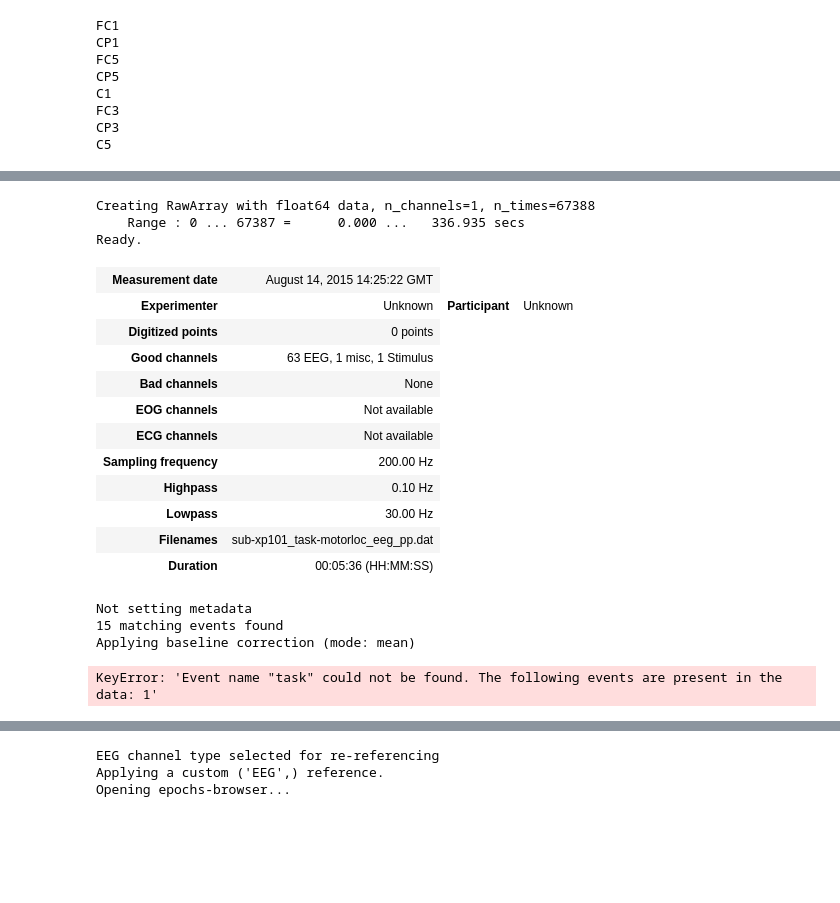
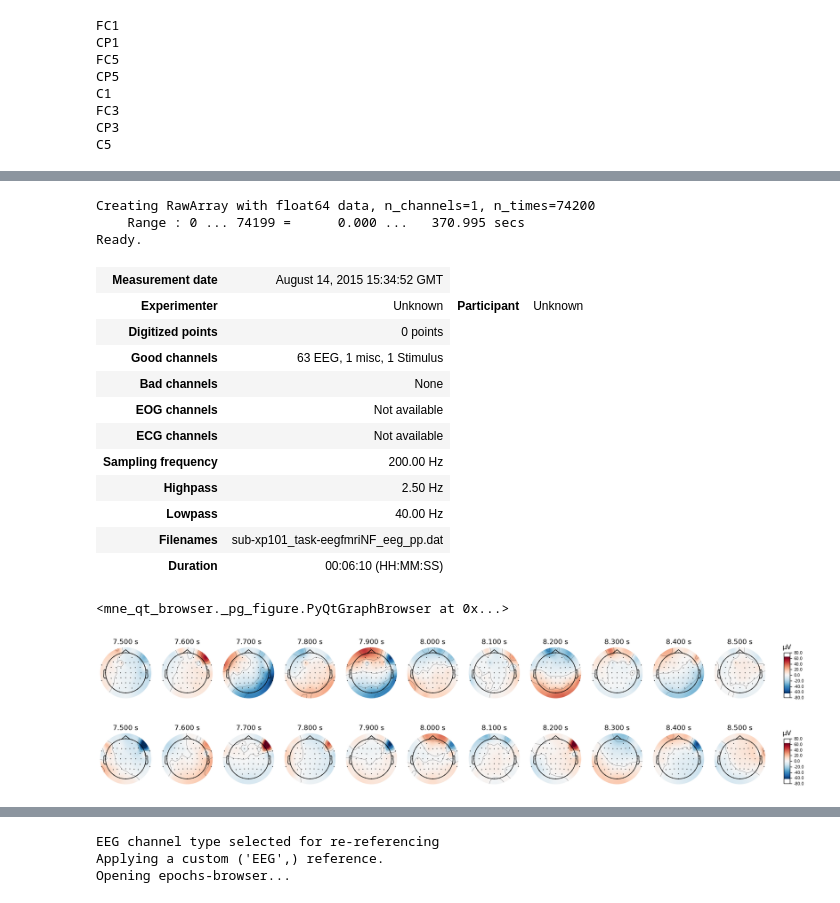
Before and after one commit to mrpotato180/final_project_neuroim, a Jupyter notebook: EEG_Analysis_Ernest_2.ipynb, the cells around one changed output, grey strips where cells are left out. Saved outputs shown, nothing was run; the diff lists cells and outputs as text; code cells hidden in the pictures; blank space fills up the shorter version.

```diff
--- a/EEG_Analysis_Ernest_2.ipynb
+++ b/EEG_Analysis_Ernest_2.ipynb
@@ -5,6 +5,5 @@ import numpy as np
 import matplotlib.pyplot as plt
 
 # Read data from "derivatives/sub-xp101/eeg_pp/sub-xp101_task-motorloc_eeg_pp.vhdr"
-#data=mne.io.read_raw_brainvision('C:/Users/ernes/Desktop/Master/Course 21-22/2nd term 21-22/Neuroimage/Week 6/derivatives/sub-xp101/eeg_pp/sub-xp101_task-motorloc_eeg_pp.vhdr')
-data=mne.io.read_raw_brainvision('C:/Users/Alex/Documents/UPC/Q2/Neuroimatge/Final Project/ds002336-download/derivatives/sub-xp101/eeg_pp/sub-xp101_task-motorloc_eeg_pp.vhdr',preload=True)
+data=mne.io.read_raw_brainvision('C:/Users/ernes/Desktop/Master/Course 21-22/2nd term 21-22/Neuroimage/Week 6/derivatives/sub-xp101/eeg_pp/sub-xp101_task-eegfmriNF_eeg_pp.vhdr')
 # %% [output]
@@ -32,5 +53,5 @@ data.info
 # %%
-data_filt=data.copy().load_data().filter(0.1,30)
-# data_filt.plot()
+data_filt=data.copy().load_data().crop(tmin=30).filter(2.5,40)
+#data_filt.plot()
 data_filt.info
 # %% [output]
@@ -59,0 +82,5 @@ Designing a one-pass, zero-phase, non-causal bandpass filter:
+# %%
+ica = mne.preprocessing.ICA(n_components=63, max_iter='auto', method='picard')
+#other ICA methods with fit_params can be used
+ica.fit(data_filt)
+ica
@@ -120,13 +214,13 @@ array([ 51.3  ,  91.365, 131.435, 171.47 , 211.505, 251.555, 291.605,
 # %%
 #Create a new channel called stimulation (STI) needed to add the events
 stim=mne.create_info(['STI'],200,['stim'])
-stim_raw=mne.io.RawArray(np.zeros([1,67388]),stim) #AUTOMATITZAR!
+stim_raw=mne.io.RawArray(np.zeros([1,74200]),stim) #AUTOMATITZAR!
 data_filt.load_data().add_channels([stim_raw],force_update_info=True)
 # %% [output]
-Creating RawArray with float64 data, n_channels=1, n_times=67388
-    Range : 0 ... 67387 =      0.000 ...   336.935 secs
+Creating RawArray with float64 data, n_channels=1, n_times=74200
+    Range : 0 ... 74199 =      0.000 ...   370.995 secs
 Ready.
-| Measurement date | August 14, 2015 14:25:22 GMT |
+| Measurement date | August 14, 2015 15:34:52 GMT |
 | Experimenter | Unknown | Participant | Unknown |
 | Digitized points | 0 points |
 | Good channels | 63 EEG, 1 misc, 1 Stimulus |
@@ -134,10 +228,10 @@ Ready.
 | EOG channels | Not available |
 | ECG channels | Not available |
 | Sampling frequency | 200.00 Hz |
-| Highpass | 0.10 Hz |
-| Lowpass | 30.00 Hz |
-| Filenames | sub-xp101_task-motorloc_eeg_pp.dat |
-| Duration | 00:05:36 (HH:MM:SS) |
+| Highpass | 2.50 Hz |
+| Lowpass | 40.00 Hz |
+| Filenames | sub-xp101_task-eegfmriNF_eeg_pp.dat |
+| Duration | 00:06:10 (HH:MM:SS) |
 # %%
 data_filt.add_events(events[0],stim_channel='STI',replace=True) #add the events to the data
 # data_filt.ch_names #see the STI channel at the end
@@ -157,23 +253,6 @@ data_filt.add_events(events[0],stim_channel='STI',replace=True) #add the events
 # %%
-# epochs = mne.Epochs(data_filt, events[0], event_id, tmin, tmax, picks=picks, proj=False,
-#                     baseline=baseline, reject=reject_criteria)
+epochs = mne.Epochs(data_filt, events[0], event_id, tmin, tmax, picks=picks, proj=False,
+                    baseline=baseline, reject=reject_criteria)
+epochs.plot()
 # %% [output]
-Not setting metadata
-15 matching events found
-Applying baseline correction (mode: mean)
+<mne_qt_browser._pg_figure.PyQtGraphBrowser at 0x...>
-# %%
-# https://mne.tools/stable/auto_examples/visualization/topo_compare_conditions.html
-# Generate list of evoked objects from conditions names
-evokeds = [epochs[name].load_data().set_eeg_reference().average() for name in ('task', 'rest')]
-
-# Show topography for different states
-from mne.viz import plot_evoked_topo
-
-colors = 'blue', 'red'
-title = 'EEG data\ntask vs rest'
-
-plot_evoked_topo(evokeds, color=colors, title=title, background_color='w')
-
-plt.show()
-# %% [output]
-KeyError: 'Event name "task" could not be found. The following events are present in the data: 1'
@@ -179,0 +262,12 @@ KeyError: 'Event name "task" could not be found. The following events are presen
+# %%
+evoked_task = epochs_task.load_data().set_eeg_reference(ref_channels= ["FC1","CP1","FC5","CP5","C1","FC3","CP3","C5"]).average() #mean of the epochs to get the evoked response
+evoked_task.plot(time_unit='s',gfp=True) #plot of the evoked response
+evoked_task.plot_topomap(times=np.linspace(7.5,8.5,11), ch_type='eeg',time_unit='s') #topomap
+# %% [output]
+[figure, added]
+# %%
+evoked_rest = epochs_rest.load_data().set_eeg_reference(ref_channels= ["FC1","CP1","FC5","CP5","C1","FC3","CP3","C5"]).average() #mean of the epochs to get the evoked response
+evoked_rest.plot(time_unit='s',gfp=True) #plot of the evoked response
+evoked_rest.plot_topomap(times=np.linspace(7.5,8.5,11), ch_type='eeg',time_unit='s') #topomap
+# %% [output]
+[figure, added]
```
Also changed, not shown: parts of 27 cells of this notebook, 1 other file.
